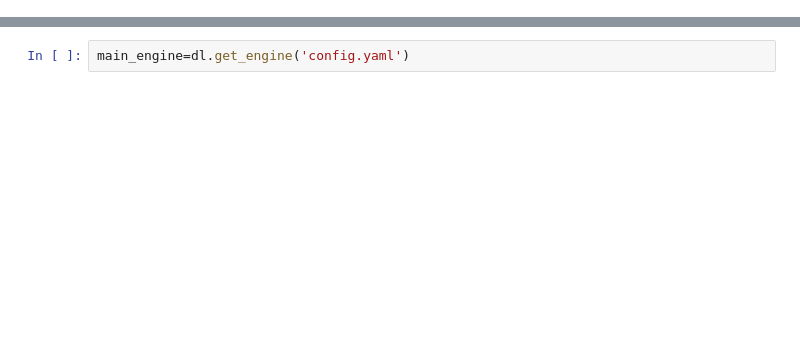
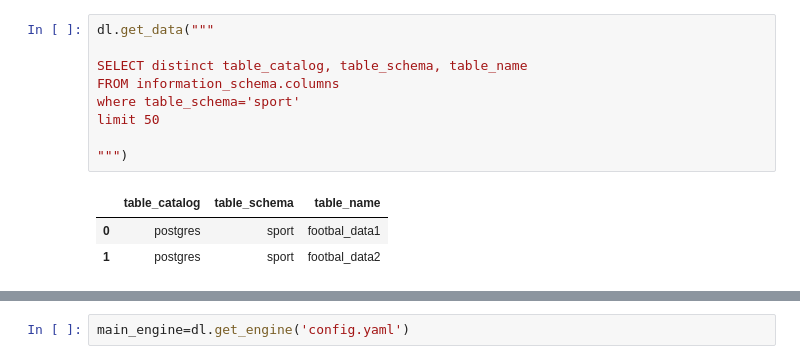
Before and after one commit to rosolimo212/sport, a Jupyter notebook: old_data.ipynb, the cells around one changed output, grey strips where cells are left out. Saved outputs shown, nothing was run; the diff lists cells and outputs as text; blank space fills up the shorter version.

```diff
--- a/old_data.ipynb
+++ b/old_data.ipynb
@@ -343,2 +25,15 @@ def insert_df(df, table_name):
+# %%
+dl.get_data("""
+
+SELECT distinct table_catalog, table_schema, table_name
+FROM information_schema.columns
+where table_schema='sport'
+limit 50
+
+""")
+# %% [output]
+|  | table_catalog | table_schema | table_name |
+| 0 | postgres | sport | footbal_data1 |
+| 1 | postgres | sport | footbal_data2 |
 # %%
 %%time
```
Also changed, not shown: parts of 17 cells of this notebook, 4 other files.
